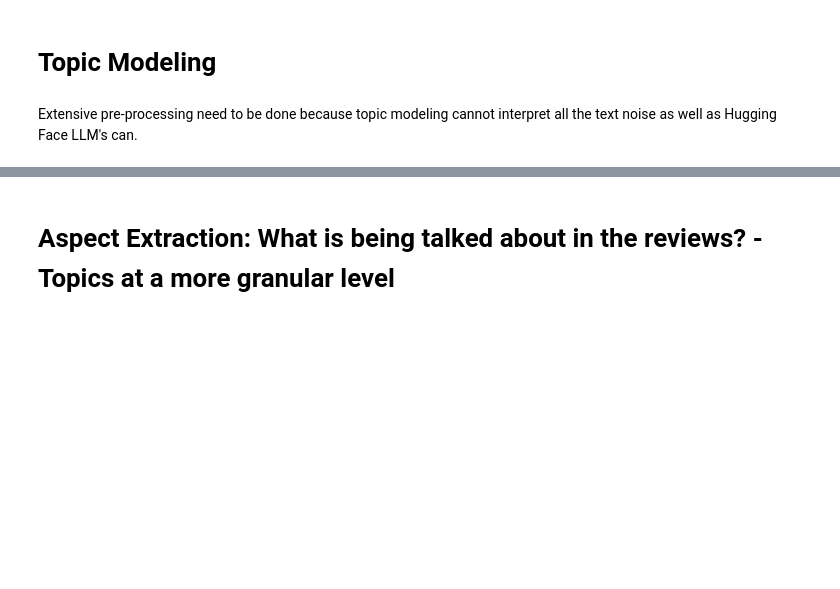
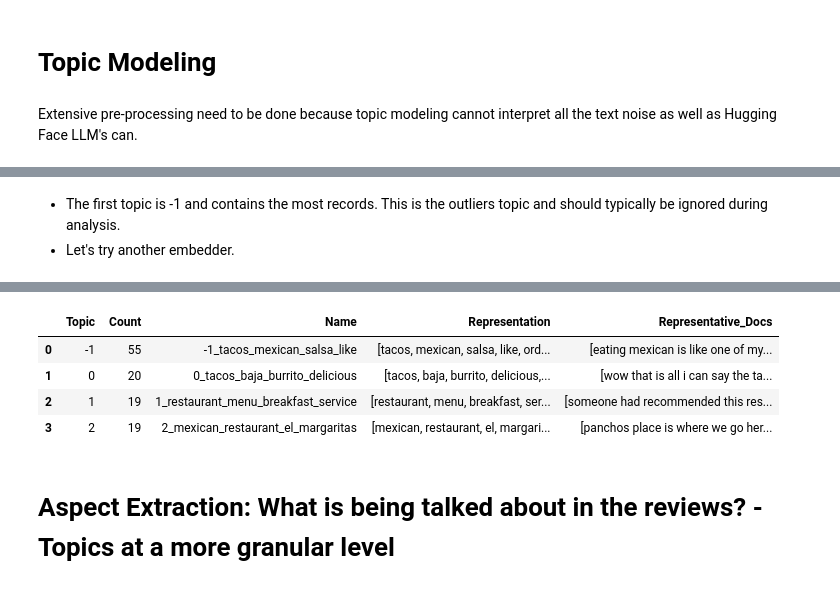
Before and after one commit to mindyng/2024-Business-Projects, a Jupyter notebook: yelp-reviews-analysis.ipynb, the cells around one changed output, grey strips where cells are left out. Saved outputs shown, nothing was run; the diff lists cells and outputs as text; code cells hidden in the pictures; blank space fills up the shorter version.

Commit message:
Kaggle Notebook | yelp_reviews_analysis | Version 6

```diff
--- a/yelp-reviews-analysis.ipynb
+++ b/yelp-reviews-analysis.ipynb
@@ -1286,0 +1383,20 @@ plt.show();
+# %% [markdown]
+* The first topic is -1 and contains the most records. This is the outliers topic and should typically be ignored during analysis.
+* Let's try another embedder.
+# %%
+#load the universal sentence encoder model
+use4 = hub.load("https://tfhub.dev/google/universal-sentence-encoder/4")
+
+#generate embeddings
+use4_embeddings = use4(test6['clean_text2'])
+use= np.array(use4_embeddings)
+
+#create list from np arrays to store the embeddings in the dataframe
+test6['use4'] = use.tolist()
+
+#pass the embeddings into BERTopic
+topic_model.fit_transform(docs, use)
+
+#get topic info
+topic_model.get_topic_info()
+# %% [output]
@@ -1286,0 +1409,5 @@ plt.show();
+|  | Topic | Count | Name | Representation | Representative_Docs |
+| 0 | -1 | 55 | -1_tacos_mexican_salsa_like | [tacos, mexican, salsa, like, ord... | [eating mexican is like one of my... |
+| 1 | 0 | 20 | 0_tacos_baja_burrito_delicious | [tacos, baja, burrito, delicious,... | [wow that is all i can say the ta... |
+| 2 | 1 | 19 | 1_restaurant_menu_breakfast_service | [restaurant, menu, breakfast, ser... | [someone had recommended this res... |
+| 3 | 2 | 19 | 2_mexican_restaurant_el_margaritas | [mexican, restaurant, el, margari... | [panchos place is where we go her... |
```
Also changed, not shown: parts of 54 cells of this notebook.
